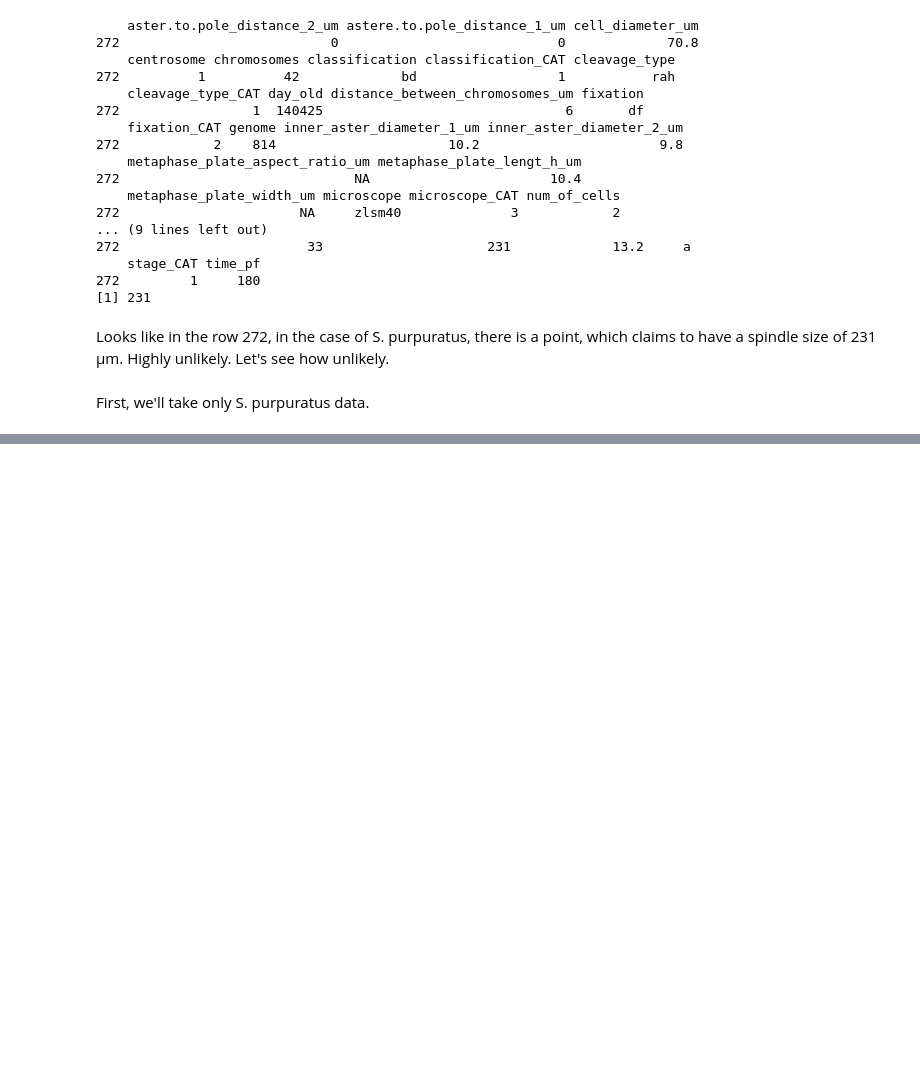
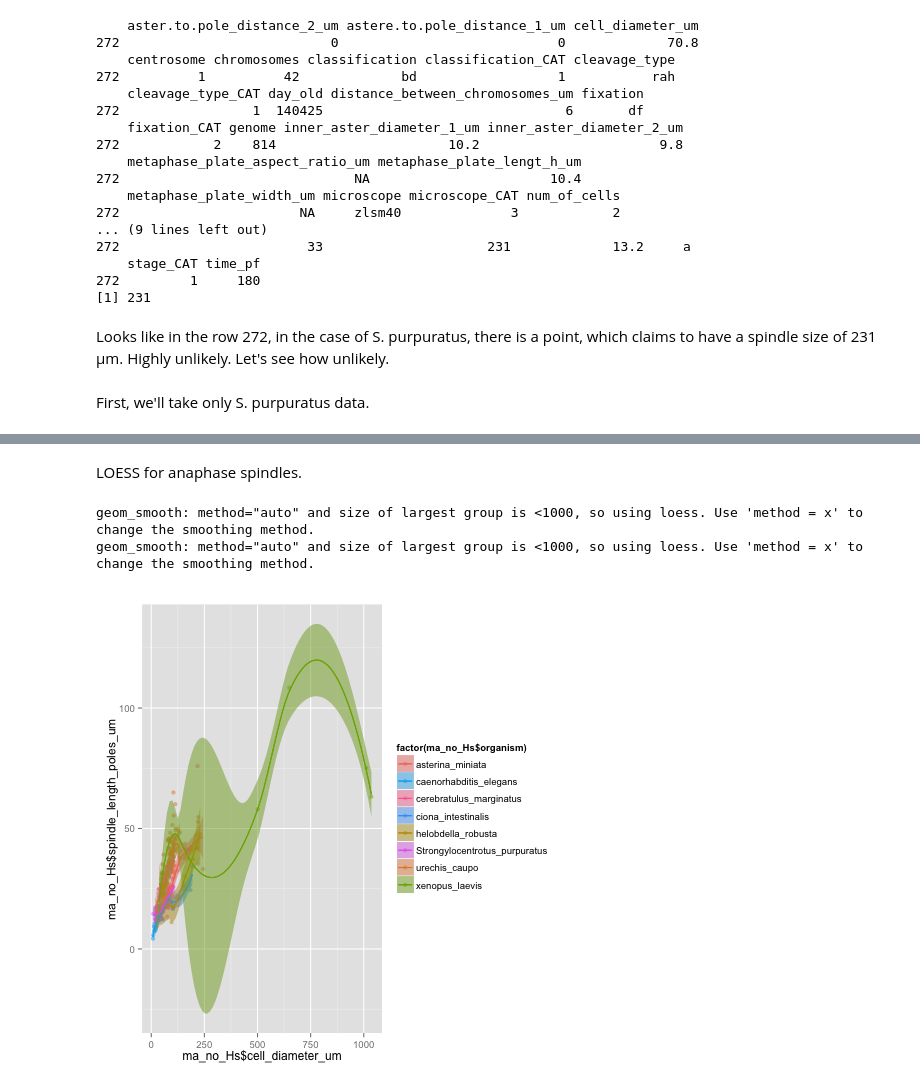
Before and after one commit to emmaggie/SPINDLE_ZOO, a Jupyter notebook: Final/Code/4_scaling_plots_Fig1_S1.ipynb, the cells around one changed output, grey strips where cells are left out. Drawn from its saved outputs; the diff is of its cells as text; code cells hidden in the pictures; blank space fills up the shorter version.

```diff
--- a/Final/Code/4_scaling_plots_Fig1_S1.ipynb
+++ b/Final/Code/4_scaling_plots_Fig1_S1.ipynb
@@ -318,0 +374,16 @@ subset.purpuratus=mitotic_anaphase[mitotic_anaphase=="Strongylocentrotus_purpura
+# %% [markdown]
+LOESS for anaphase spindles.
+# %%
+%%R
+ma_no_Hs<-mitotic_anaphase[which(mitotic_anaphase$organism!="Homo_sapiens"),]
+plotS1C_LOESS<-ggplot(data=ma_no_Hs,aes(x=ma_no_Hs$cell_diameter_um,y=ma_no_Hs$spindle_length_poles_um,colour=factor(ma_no_Hs$organism)))
+plotS1C_LOESS<-plotS1C_LOESS+geom_point(alpha=0.5)
+plotS1C_LOESS<-plotS1C_LOESS+geom_smooth(na.rm=TRUE,alpha=0.2)
+plotS1C_LOESS<-plotS1C_LOESS+stat_smooth(aes(fill=factor(ma_no_Hs$organism)))
+plotS1C_LOESS<-plotS1C_LOESS+scale_colour_manual(values = mapping_vector2)
+plotS1C_LOESS<-plotS1C_LOESS+scale_fill_manual(values = mapping_vector2)
+plotS1C_LOESS
+# %% [output]
+geom_smooth: method="auto" and size of largest group is <1000, so using loess. Use 'method = x' to change the smoothing method.
+geom_smooth: method="auto" and size of largest group is <1000, so using loess. Use 'method = x' to change the smoothing method.
+[figure, added]
```
Also changed, not shown: parts of 26 cells of this notebook, 2 other files.
